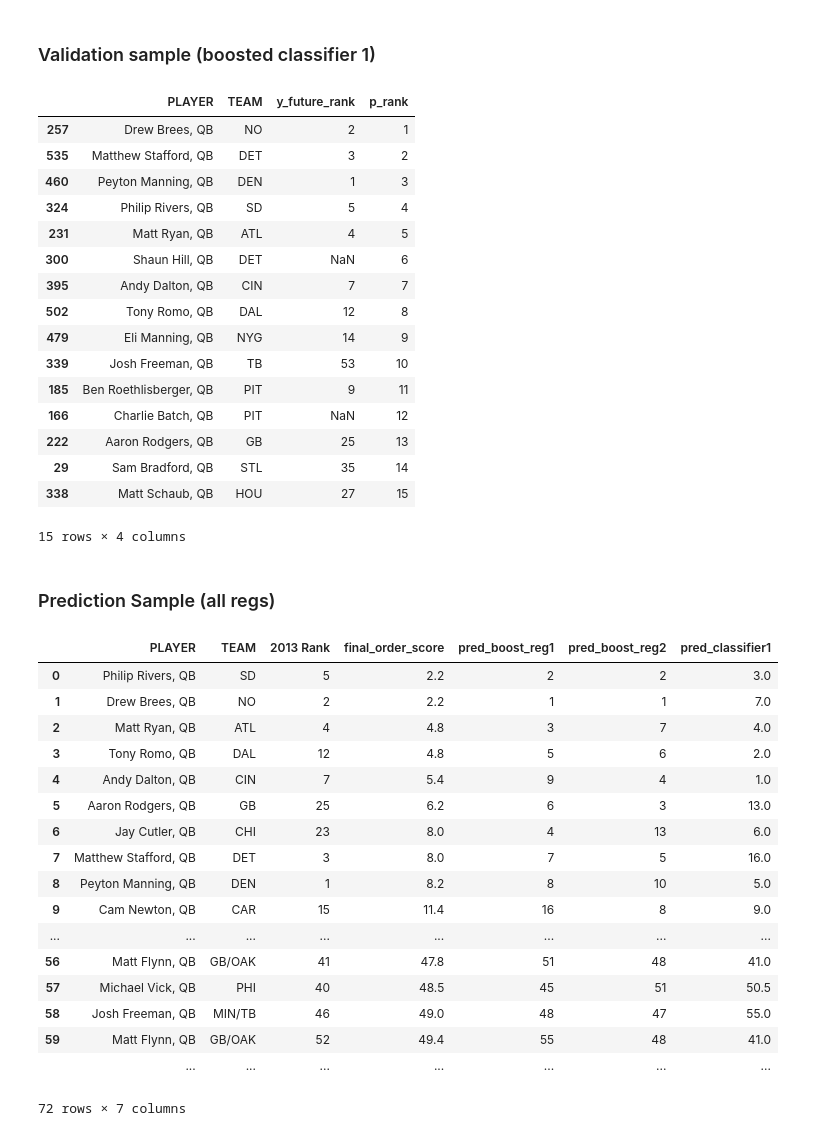
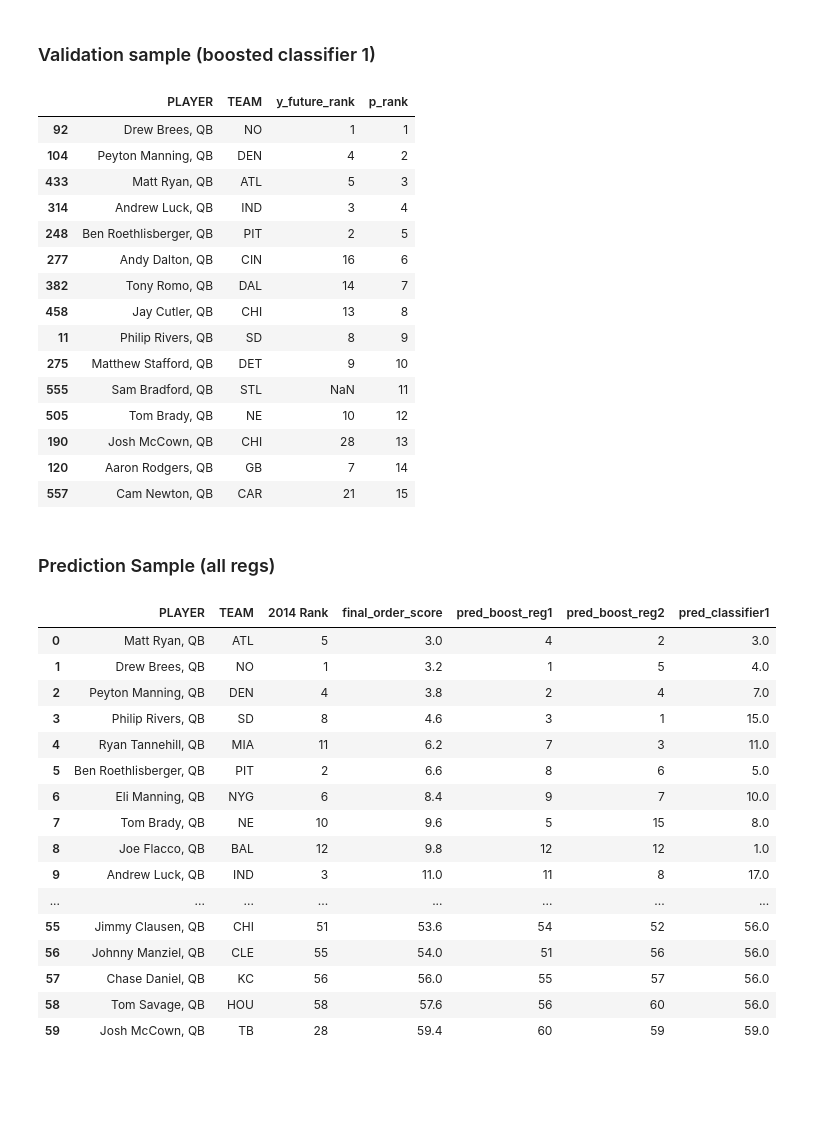
Before and after one commit to seme0021/fantasynfl, a Jupyter notebook: py/nfl-passing.ipynb, the cells around one changed output. Drawn from its saved outputs; the diff is of its cells as text; code cells hidden in the pictures; blank space fills up the shorter version.

```diff
--- a/py/nfl-passing.ipynb
+++ b/py/nfl-passing.ipynb
@@ -13,3 +13,6 @@ from util.stat import FantasyStats
 
 from cost_functions import CostFunction
 pd.set_option('display.width', 300)
+
+# Update this to the latest year that data is available
+score_year = 2014
@@ -16,6 +21,6 @@ pd.set_option('display.width', 300)
 # %%
 func = Methods()
-passing = Passing(2002, 2013)
+passing = Passing(2002, score_year)
 passing.compile_data()
 passing.construct_feature_vector()
 df=passing.get_passing_data()
@@ -32,7 +37,7 @@ df[passing.dep_var + passing.feature_vector].describe()
 | max | 60.000000 | 1.000000 | 7.745967 | 1077.000000 | 32.817678 | 60.000000 | 1.000000 | ... |
 8 rows × 24 columns
 # %%
-stat = FantasyStats(df)
+stat = FantasyStats(df, score_year)
 stat.build_train_valid_score(60)
 df_train = stat.get_df_train()
 print len(df_train)
@@ -42,4 +47,5 @@ print len(df_valid)
 
 df_score = stat.get_df_score()
 print len(df_score)
+df_score
 # %% [output]
@@ -70,7 +110,7 @@ y_sqrt_future_rank
 # %% [markdown]
 ### Train the Sqrt Points Gradient Boosted Regression
 # %%
-params = {'n_estimators': 500,
+params = {'n_estimators': 600,
           'max_depth': 3,
           'min_samples_split': 2,
           'learning_rate': 0.04,
@@ -159,25 +227,24 @@ df_combined[df_combined.year==2012].sort('p_rank', ascending=True)[['PLAYER', 'T
 ### Validation sample (boosted classifier 1)
 # %%
 df_combined = stat.score_train_and_validation_class(clfc, passing.feature_vector, False)
-df_combined[df_combined.year==2012].sort('p_rank', ascending=True)[['PLAYER', 'TEAM', 'y_future_rank', 'p_rank']][:15]
+df_combined[df_combined.year==score_year-1].sort('p_rank', ascending=True)[['PLAYER', 'TEAM', 'y_future_rank', 'p_rank']][:15]
 # %% [output]
 |  | PLAYER | TEAM | y_future_rank | p_rank |
-| 257 | Drew Brees, QB | NO | 2 | 1 |
-| 535 | Matthew Stafford, QB | DET | 3 | 2 |
-| 460 | Peyton Manning, QB | DEN | 1 | 3 |
-| 324 | Philip Rivers, QB | SD | 5 | 4 |
-| 231 | Matt Ryan, QB | ATL | 4 | 5 |
-| 300 | Shaun Hill, QB | DET | NaN | 6 |
-| 395 | Andy Dalton, QB | CIN | 7 | 7 |
-| 502 | Tony Romo, QB | DAL | 12 | 8 |
-| 479 | Eli Manning, QB | NYG | 14 | 9 |
-| 339 | Josh Freeman, QB | TB | 53 | 10 |
-| 185 | Ben Roethlisberger, QB | PIT | 9 | 11 |
-| 166 | Charlie Batch, QB | PIT | NaN | 12 |
-| 222 | Aaron Rodgers, QB | GB | 25 | 13 |
-| 29 | Sam Bradford, QB | STL | 35 | 14 |
-| 338 | Matt Schaub, QB | HOU | 27 | 15 |
+| 92 | Drew Brees, QB | NO | 1 | 1 |
+| 104 | Peyton Manning, QB | DEN | 4 | 2 |
+| 433 | Matt Ryan, QB | ATL | 5 | 3 |
+| 314 | Andrew Luck, QB | IND | 3 | 4 |
+| 248 | Ben Roethlisberger, QB | PIT | 2 | 5 |
+| 277 | Andy Dalton, QB | CIN | 16 | 6 |
+| 382 | Tony Romo, QB | DAL | 14 | 7 |
+| 458 | Jay Cutler, QB | CHI | 13 | 8 |
+| 11 | Philip Rivers, QB | SD | 8 | 9 |
+| 275 | Matthew Stafford, QB | DET | 9 | 10 |
+| 555 | Sam Bradford, QB | STL | NaN | 11 |
+| 505 | Tom Brady, QB | NE | 10 | 12 |
+| 190 | Josh McCown, QB | CHI | 28 | 13 |
+| 120 | Aaron Rodgers, QB | GB | 7 | 14 |
+| 557 | Cam Newton, QB | CAR | 21 | 15 |
-15 rows × 4 columns
 # %% [markdown]
 ### Prediction Sample (all regs)
 # %%
@@ -189,42 +256,41 @@ def _final_order_score(df):
 # %%
 df_score_reg = pd.DataFrame(stat.score_pred_reg(clfr, passing.feature_vector, True))
 df_score_reg.set_index('PLAYER', inplace=True, drop=False)
 df_score_reg.rename(columns={'p_rank': 'pred_boost_reg1'}, inplace=True)
 
 df_score_reg2 = pd.DataFrame(stat.score_pred_reg(clfr2, passing.feature_vector, False))
 df_score_reg2.set_index('PLAYER', inplace=True, drop=False)
 df_score_reg2.rename(columns={'p_rank': 'pred_boost_reg2'}, inplace=True)
 
 
 df_score_class = pd.DataFrame(stat.score_pred_class(clfc, passing.feature_vector, False))
 df_score_class.set_index('PLAYER', inplace=True, drop=False)
 df_score_class.rename(columns={'p_rank': 'pred_classifier1'}, inplace=True)
 
 df_score_all = df_score_reg.join(df_score_class['pred_classifier1'])
 df_score_all = df_score_all.join(df_score_reg2['pred_boost_reg2'])
 
 df_score_all['final_order_score'] = df_score_all.apply(_final_order_score, axis=1)
 df_score_all.sort('final_order_score', ascending=True, inplace=True)
 df_score_all.reset_index(inplace=True, drop=True)
-df_score_all.rename(columns={'RK': '2013 Rank'}, inplace=True)
+df_score_all.rename(columns={'RK': '%s Rank' % score_year}, inplace=True)
 
-df_score_all[['PLAYER', 'TEAM', '2013 Rank', 'final_order_score', 'pred_boost_reg1', 'pred_boost_reg2', 'pred_classifier1']]
+df_score_all[['PLAYER', 'TEAM', '%s Rank' % score_year, 'final_order_score', 'pred_boost_reg1', 'pred_boost_reg2', 'pred_classifier1']]
 # %% [output]
-|  | PLAYER | TEAM | 2013 Rank | final_order_score | pred_boost_reg1 | pred_boost_reg2 | pred_classifier1 |
-| 0 | Philip Rivers, QB | SD | 5 | 2.2 | 2 | 2 | 3.0 |
-| 1 | Drew Brees, QB | NO | 2 | 2.2 | 1 | 1 | 7.0 |
-| 2 | Matt Ryan, QB | ATL | 4 | 4.8 | 3 | 7 | 4.0 |
-| 3 | Tony Romo, QB | DAL | 12 | 4.8 | 5 | 6 | 2.0 |
-| 4 | Andy Dalton, QB | CIN | 7 | 5.4 | 9 | 4 | 1.0 |
-| 5 | Aaron Rodgers, QB | GB | 25 | 6.2 | 6 | 3 | 13.0 |
-| 6 | Jay Cutler, QB | CHI | 23 | 8.0 | 4 | 13 | 6.0 |
-| 7 | Matthew Stafford, QB | DET | 3 | 8.0 | 7 | 5 | 16.0 |
-| 8 | Peyton Manning, QB | DEN | 1 | 8.2 | 8 | 10 | 5.0 |
-| 9 | Cam Newton, QB | CAR | 15 | 11.4 | 16 | 8 | 9.0 |
+|  | PLAYER | TEAM | 2014 Rank | final_order_score | pred_boost_reg1 | pred_boost_reg2 | pred_classifier1 |
+| 0 | Matt Ryan, QB | ATL | 5 | 3.0 | 4 | 2 | 3.0 |
+| 1 | Drew Brees, QB | NO | 1 | 3.2 | 1 | 5 | 4.0 |
+| 2 | Peyton Manning, QB | DEN | 4 | 3.8 | 2 | 4 | 7.0 |
+| 3 | Philip Rivers, QB | SD | 8 | 4.6 | 3 | 1 | 15.0 |
+| 4 | Ryan Tannehill, QB | MIA | 11 | 6.2 | 7 | 3 | 11.0 |
+| 5 | Ben Roethlisberger, QB | PIT | 2 | 6.6 | 8 | 6 | 5.0 |
+| 6 | Eli Manning, QB | NYG | 6 | 8.4 | 9 | 7 | 10.0 |
+| 7 | Tom Brady, QB | NE | 10 | 9.6 | 5 | 15 | 8.0 |
+| 8 | Joe Flacco, QB | BAL | 12 | 9.8 | 12 | 12 | 1.0 |
+| 9 | Andrew Luck, QB | IND | 3 | 11.0 | 11 | 8 | 17.0 |
 | ... | ... | ... | ... | ... | ... | ... | ... |
-| 56 | Matt Flynn, QB | GB/OAK | 41 | 47.8 | 51 | 48 | 41.0 |
-| 57 | Michael Vick, QB | PHI | 40 | 48.5 | 45 | 51 | 50.5 |
-| 58 | Josh Freeman, QB | MIN/TB | 46 | 49.0 | 48 | 47 | 55.0 |
-| 59 | Matt Flynn, QB | GB/OAK | 52 | 49.4 | 55 | 48 | 41.0 |
-|  | ... | ... | ... | ... | ... | ... | ... |
+| 55 | Jimmy Clausen, QB | CHI | 51 | 53.6 | 54 | 52 | 56.0 |
+| 56 | Johnny Manziel, QB | CLE | 55 | 54.0 | 51 | 56 | 56.0 |
+| 57 | Chase Daniel, QB | KC | 56 | 56.0 | 55 | 57 | 56.0 |
+| 58 | Tom Savage, QB | HOU | 58 | 57.6 | 56 | 60 | 56.0 |
+| 59 | Josh McCown, QB | TB | 28 | 59.4 | 60 | 59 | 59.0 |
-72 rows × 7 columns
```
Also changed, not shown: parts of 8 cells of this notebook, 3 other files.
